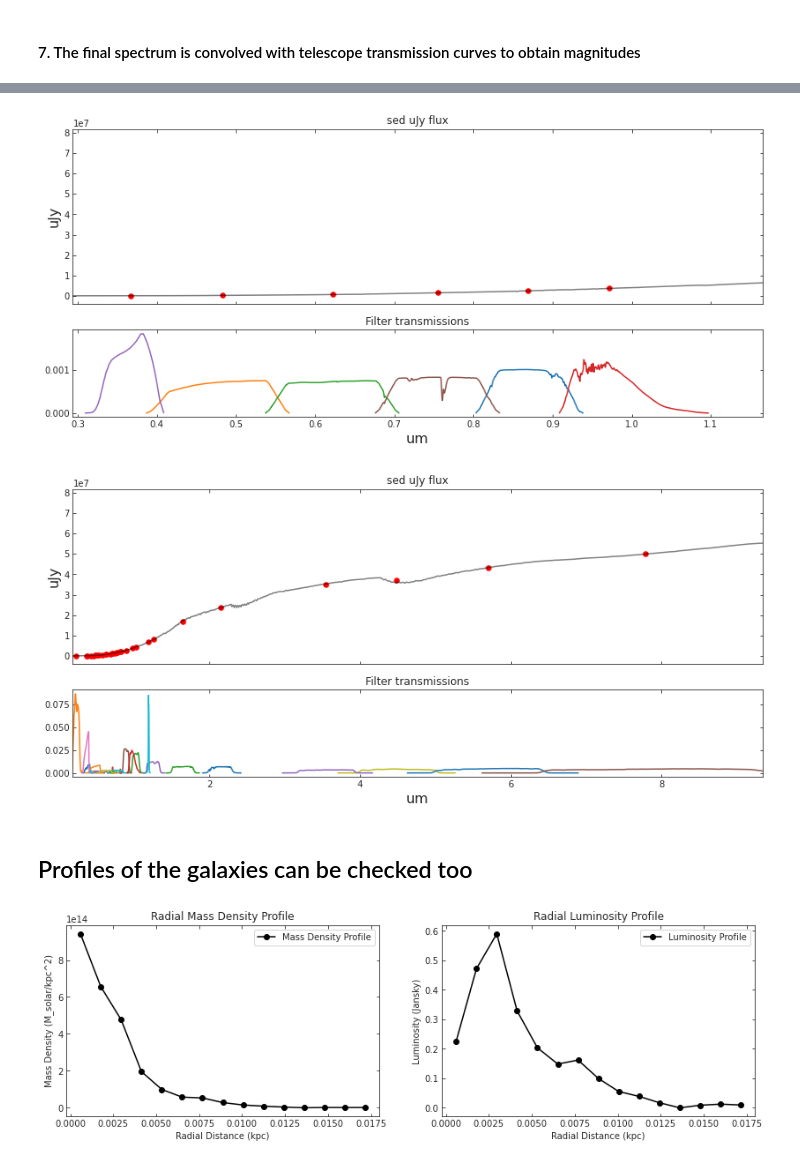
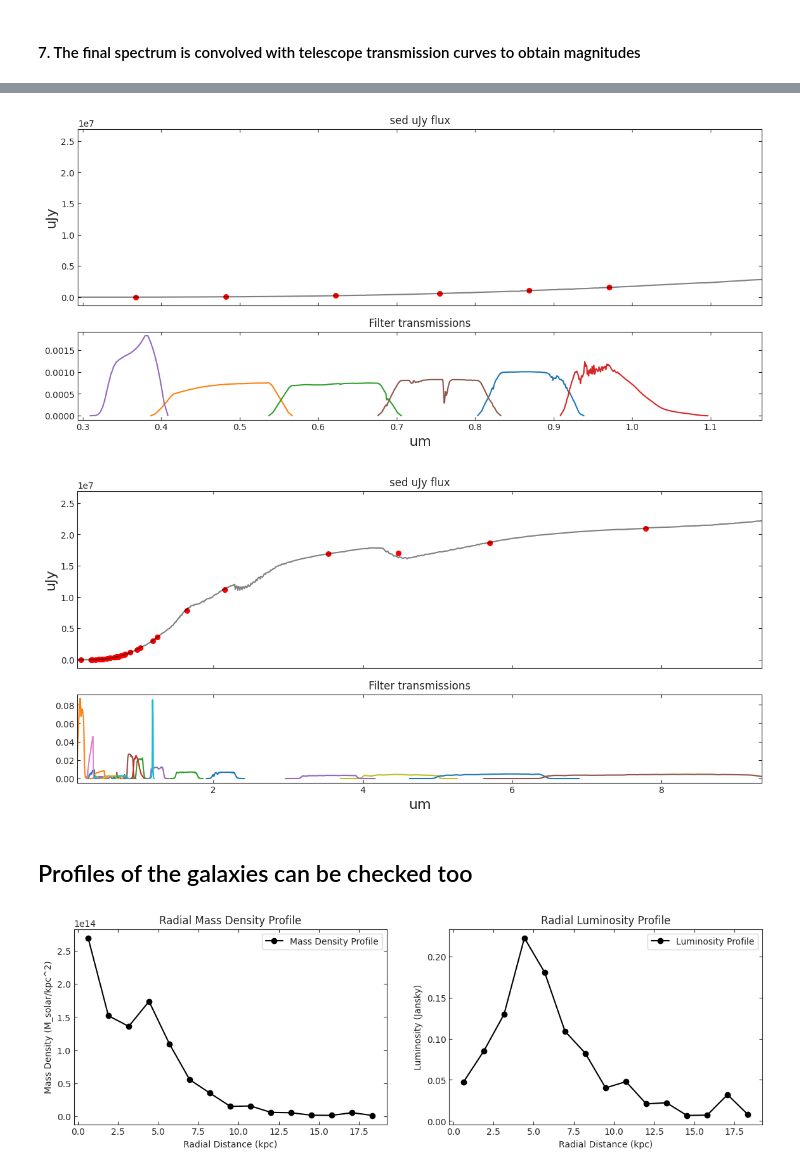
Before and after one commit to nesar/watercolor, a Jupyter notebook: nbs/index.ipynb, the cells around one changed output, grey strips where cells are left out. Cells and saved outputs as stored; diff of their text form; code cells hidden in the pictures.

```diff
--- a/nbs/index.ipynb
+++ b/nbs/index.ipynb
@@ -558,7 +558,7 @@ from watercolor.filter_convolution import load_survey_pickle, photometry_from_sp
 # %%
 fof_halo_tag, if_satellite, galaxy_tags, stellar_idx, metal_hydro, mass, age_hydro, x, y, z , vx, vy, vz = watercolor.load_sim_stellar_catalog.load_hacc_galaxy_data(galaxy_star_catalog_file)
 # %%
-galaxy_number = 4 # Choosing one of the galaxies in the catalog
+galaxy_number = 42 # Choosing one of the galaxies in the catalog
 unique_galaxy_tag = np.unique(galaxy_tags)[galaxy_number]
 print('Number of galaxies: %d'%np.unique(galaxy_tags).shape[0])
 
@@ -716,7 +724,7 @@ flux_survey, appmag_ext_survey, band_fluxes_survey = photometry_from_spectra(cen
                                                                           plot=True,
                                                                           clip_bandpass=True)
 # %% [output]
-[figure, old version]
+[figure, new version]
 # %%
 ##### Load survey filters
 
@@ -741,7 +749,7 @@ flux_survey, appmag_ext_survey, band_fluxes_survey = photometry_from_spectra(cen
                                                                           plot=True,
                                                                           clip_bandpass=True)
 # %% [output]
-[figure, old version]
+[figure, new version]
 # %% [markdown]
 ## Profiles of the galaxies can be checked too
 # %%
@@ -795,30 +803,30 @@ m_select = mass[gal_tag_cond]
 # %%
 bin_centers, mass_densities_direct = radial_mass_density_from_lum(np.array([x_select, y_select, z_select, m_select]).T)
 
 # # Plotting the radial mass density profile (direct from luminosity)
 f, a = plt.subplots(1, 2, figsize=(14, 4))
 
 
 # Plotting the radial mass density profile
-a[0].plot(bin_centers, mass_densities_direct, '-ko', label='Mass Density Profile')
+a[0].plot(bin_centers*1e3, mass_densities_direct, '-ko', label='Mass Density Profile')
 a[0].set_xlabel('Radial Distance (kpc)')
 a[0].set_ylabel('Mass Density (M_solar/kpc^2)')
 a[0].set_title('Radial Mass Density Profile')
 a[0].legend()
 
 
 
 bin_centers, luminosities = radial_luminosity_profile(np.array([x_select, y_select, z_select, m_select]).T)
 
 # Plotting the radial luminosity profile
-a[1].plot(bin_centers, luminosities, '-ko', label='Luminosity Profile')
+a[1].plot(bin_centers*1e3, luminosities, '-ko', label='Luminosity Profile')
 a[1].set_xlabel('Radial Distance (kpc)')
 a[1].set_ylabel('Luminosity (Jansky)')
 a[1].set_title('Radial Luminosity Profile')
 a[1].legend()
 plt.show()
 # %% [output]
-[figure, old version]
+[figure, new version]
 # %%
 from scipy.ndimage import gaussian_filter
 # %%
```
Also changed, not shown: parts of 10 cells of this notebook, 2 other files.
